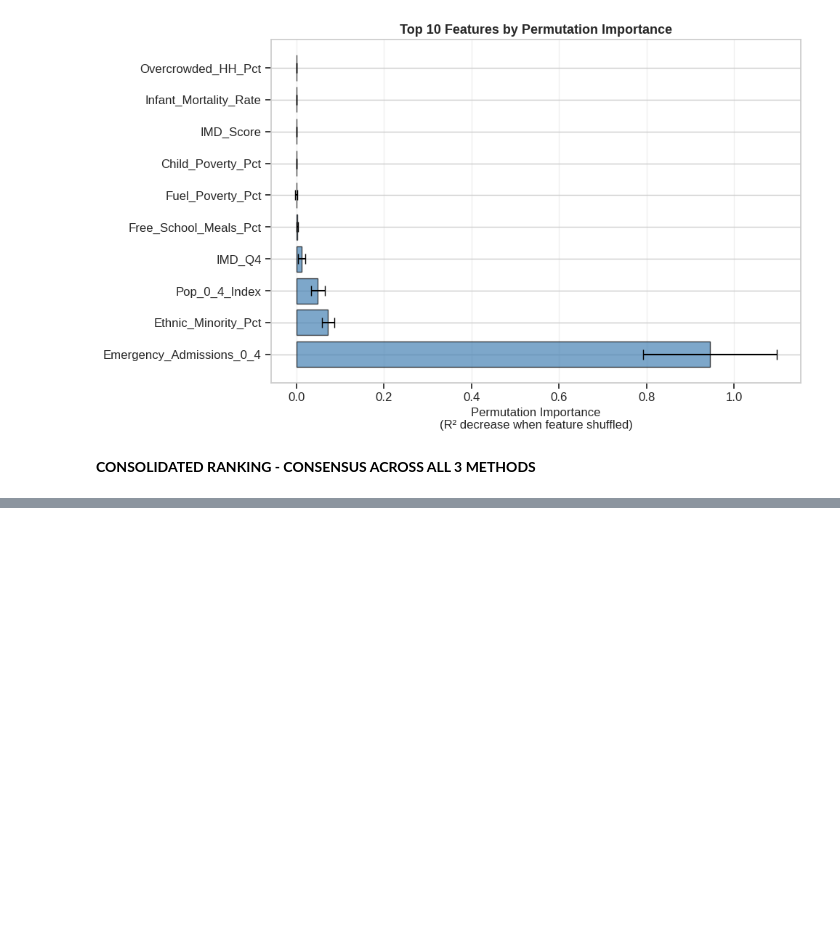
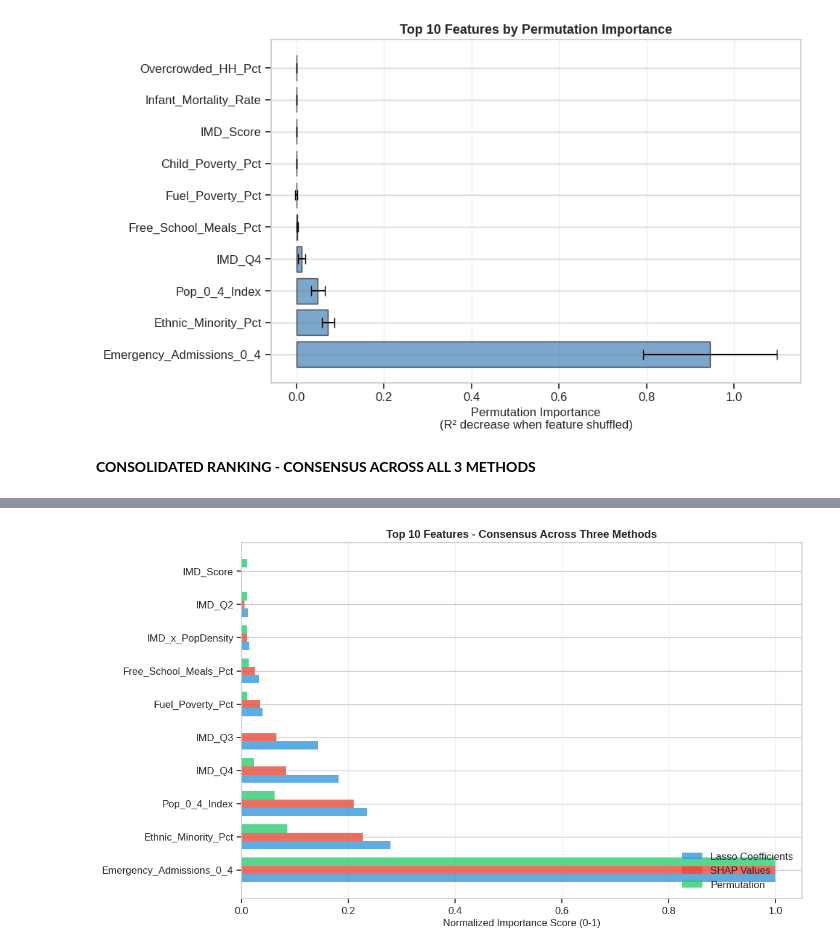
Before and after one commit to IfeakanduBenedict/pediatric-pneumonia-ml-england, a Jupyter notebook: Pediatric_Pneumonia_Analysis.ipynb, the cells around one changed output, grey strips where cells are left out. Saved outputs shown, nothing was run; the diff lists cells and outputs as text; code cells hidden in the pictures; blank space fills up the shorter version.

```diff
--- a/Pediatric_Pneumonia_Analysis.ipynb
+++ b/Pediatric_Pneumonia_Analysis.ipynb
@@ -2142,3 +2142,75 @@ Generating visualization...
 [figure]
 # %% [markdown]
 **CONSOLIDATED RANKING - CONSENSUS ACROSS ALL 3 METHODS**
+# %%
+# CONSOLIDATED RANKING - CONSENSUS ACROSS ALL 3 METHODS
+
+print("CONSOLIDATED FEATURE IMPORTANCE - CONSENSUS RANKING")
+
+# Merge all three methods
+importance_consolidated = pd.DataFrame({'Feature': feature_names})
+
+importance_consolidated = importance_consolidated.merge(
+    lasso_coefs[['Feature', 'Abs_Coefficient']], on='Feature', how='left'
+).merge(
+    shap_importance[['Feature', 'SHAP_Importance']], on='Feature', how='left'
+).merge(
+    perm_df[['Feature', 'Importance_Mean']].rename(columns={'Importance_Mean': 'Perm_Importance'}),
+    on='Feature', how='left'
+)
+
+# Normalize to 0-1 scale for fair comparison
+from sklearn.preprocessing import MinMaxScaler
+scaler = MinMaxScaler()
+
+importance_consolidated['Lasso_Norm'] = scaler.fit_transform(
+    importance_consolidated[['Abs_Coefficient']]
+)
+importance_consolidated['SHAP_Norm'] = scaler.fit_transform(
+    importance_consolidated[['SHAP_Importance']]
+)
+importance_consolidated['Perm_Norm'] = scaler.fit_transform(
+    importance_consolidated[['Perm_Importance']]
+)
+
+# Calculate consensus importance (average across methods)
+importance_consolidated['Consensus_Importance'] = importance_consolidated[
+    ['Lasso_Norm', 'SHAP_Norm', 'Perm_Norm']
+].mean(axis=1)
+
+# Sort by consensus
+importance_consolidated = importance_consolidated.sort_values(
+    'Consensus_Importance', ascending=False
+)
+
+print("\nTop 10 Features - CONSENSUS RANKING (averaged across 3 methods):")
+
+print(f"{'Feature':<30} {'Lasso':<8} {'SHAP':<8} {'Perm':<8} {'Consensus':<10}")
+for idx, row in importance_consolidated.head(10).iterrows():
+    print(f"{row['Feature']:<30} {row['Lasso_Norm']:.3f}    {row['SHAP_Norm']:.3f}    "
+          f"{row['Perm_Norm']:.3f}    {row['Consensus_Importance']:.3f}")
+
+# Visualize consensus with grouped bars
+print("\nGenerating consensus comparison chart...")
+plt.figure(figsize=(12, 7))
+top_10_consensus = importance_consolidated.head(10)
+
+x = np.arange(len(top_10_consensus))
+width = 0.25
+
+bars1 = plt.barh(x - width, top_10_consensus['Lasso_Norm'], width,
+                 label='Lasso Coefficients', alpha=0.8, color='#3498db')
+bars2 = plt.barh(x, top_10_consensus['SHAP_Norm'], width,
+                 label='SHAP Values', alpha=0.8, color='#e74c3c')
+bars3 = plt.barh(x + width, top_10_consensus['Perm_Norm'], width,
+                 label='Permutation', alpha=0.8, color='#2ecc71')
+
+plt.yticks(x, top_10_consensus['Feature'])
+plt.xlabel('Normalized Importance Score (0-1)', fontsize=12)
+plt.title('Top 10 Features - Consensus Across Three Methods',
+          fontsize=13, fontweight='bold')
+plt.legend(loc='lower right')
+plt.grid(axis='x', alpha=0.3)
+plt.tight_layout()
+plt.show()
+# %% [output]
@@ -2144,0 +2233 @@ Generating visualization...
+[figure, added]
```
Also changed, not shown: parts of 1 cell of this notebook.
